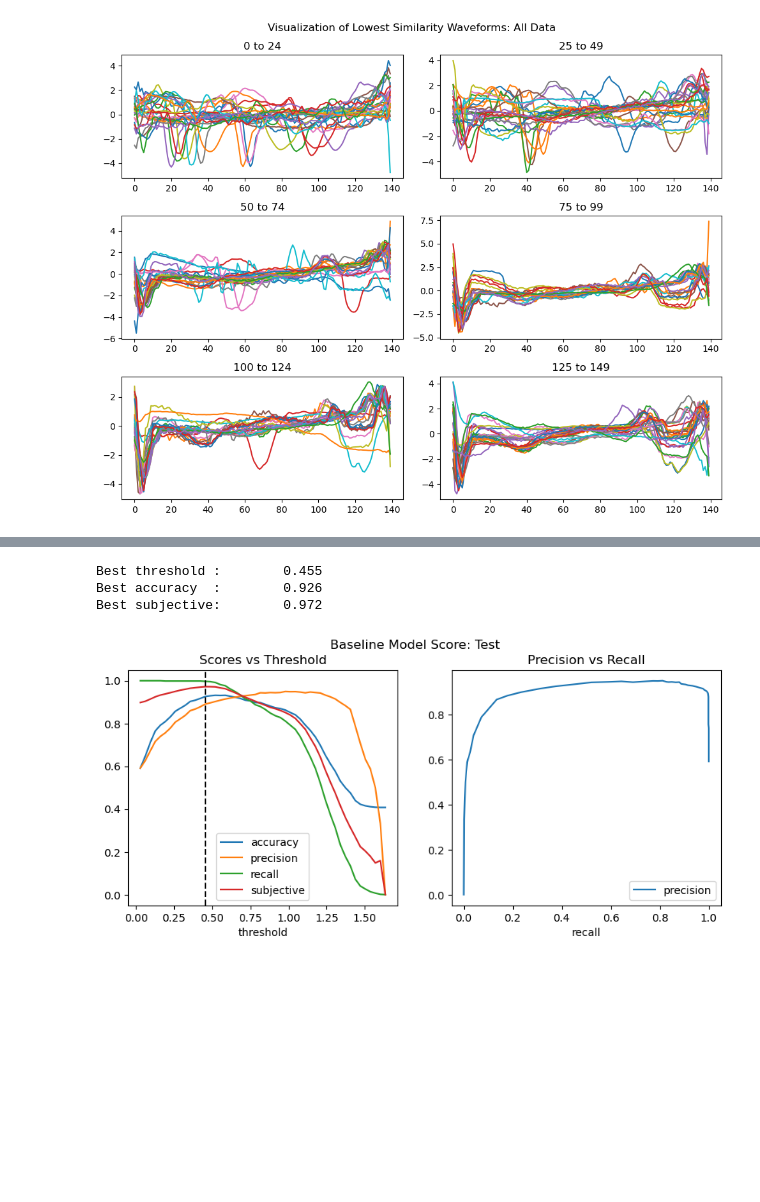
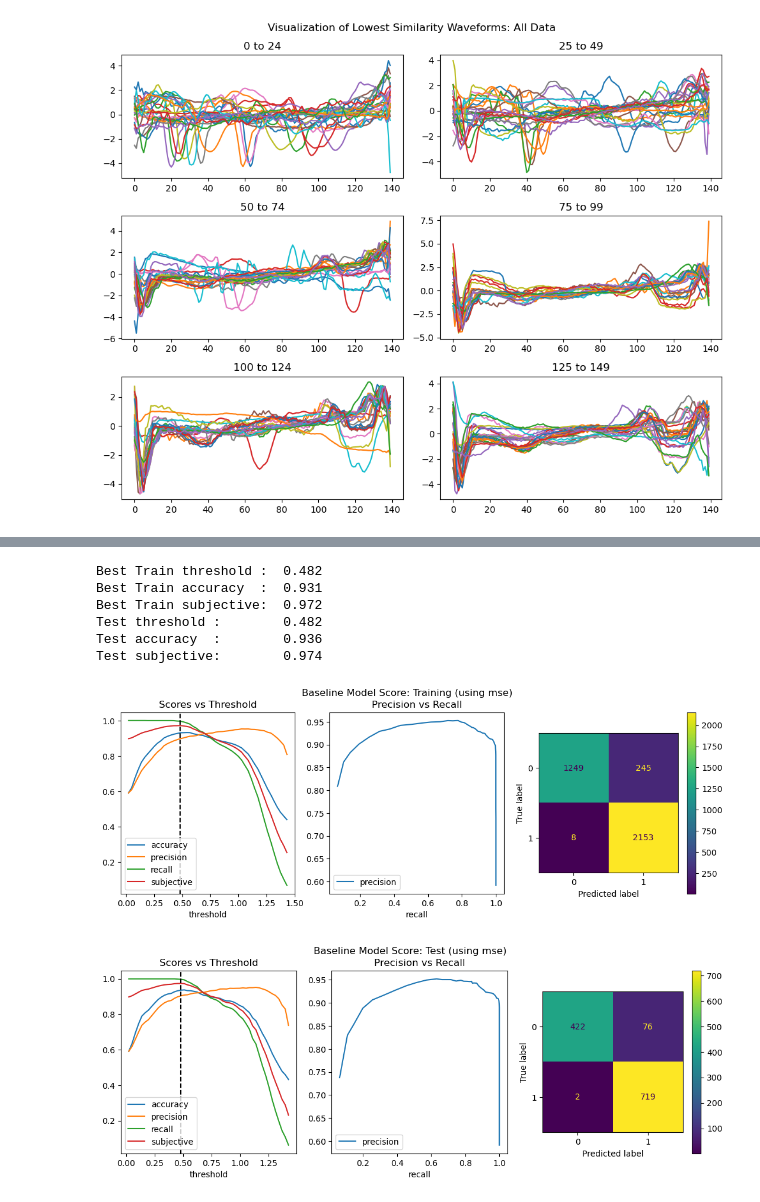
Before and after one commit to dshavoc/aiml-capstone, a Jupyter notebook: capstone.ipynb, the cells around one changed output, grey strips where cells are left out. Saved outputs shown, nothing was run; the diff lists cells and outputs as text; code cells hidden in the pictures; blank space fills up the shorter version.

```diff
--- a/capstone.ipynb
+++ b/capstone.ipynb
@@ -151,10 +174,0 @@ plt.savefig('images/baseline-normal-template-train.png')
-# %%
-th_grid = np.linspace(similarities.min(), similarities.max(), 50)
-acc = []
-precision = []
-recall = []
-for th in th_grid:
-    preds = np.where(similarities < th, 0, 1)
-    acc.append(accuracy_score(y_clean, preds))
-    precision.append(precision_score(y_clean, preds))
-    recall.append(recall_score(y_clean, preds))
@@ -220,8 +236,0 @@ Best subjective:        0.972
-# %%
-baseline_th_train, baseline_subjective_train, baseline_accuracy_train = run_and_score_baseline_model(
-    baseline_template, X_test, y_test, 'Test')
-# %% [output]
-Best threshold :        0.455
-Best accuracy  :        0.926
-Best subjective:        0.972
-[figure, removed]
@@ -227,0 +287,21 @@ Best subjective:        0.972
+# %%
+def run_baseline(baseline_template, X_train, y_train, X_test, y_test, similarity_strat = 'mse'):
+
+    train_time, baseline_th_train, baseline_subjective_train, baseline_accuracy_train = baseline_model_fit_score(
+        baseline_template, X_train, y_train, 'Training', similarity_strat)
+
+    baseline_subjective_test, baseline_accuracy_test = baseline_model_predict_score(
+        baseline_template, X_test, y_test, baseline_th_train, 'Test', similarity_strat)
+
+    record_results('Baseline ' + similarity_strat, train_time, baseline_accuracy_train, baseline_subjective_train, baseline_accuracy_test, baseline_subjective_test)
+# %%
+run_baseline(baseline_template, X_train, y_train, X_test, y_test, similarity_strat='mse')
+# %% [output]
+Best Train threshold :  0.482
+Best Train accuracy  :  0.931
+Best Train subjective:  0.972
+Test threshold :        0.482
+Test accuracy  :        0.936
+Test subjective:        0.974
+[figure, added]
+[figure, added]
```
Also changed, not shown: parts of 15 cells of this notebook.
